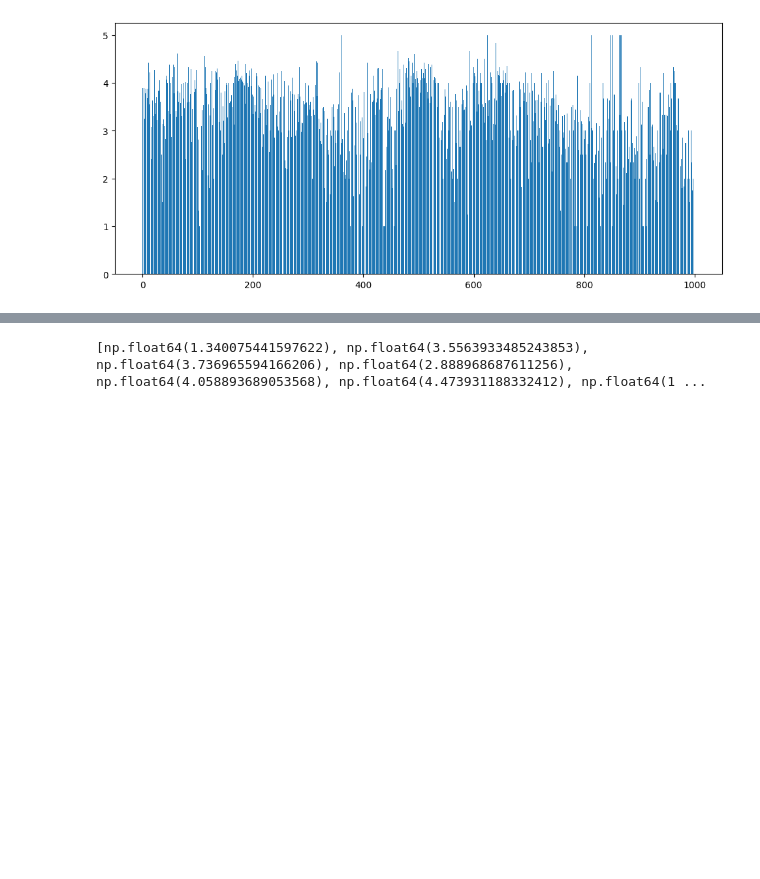
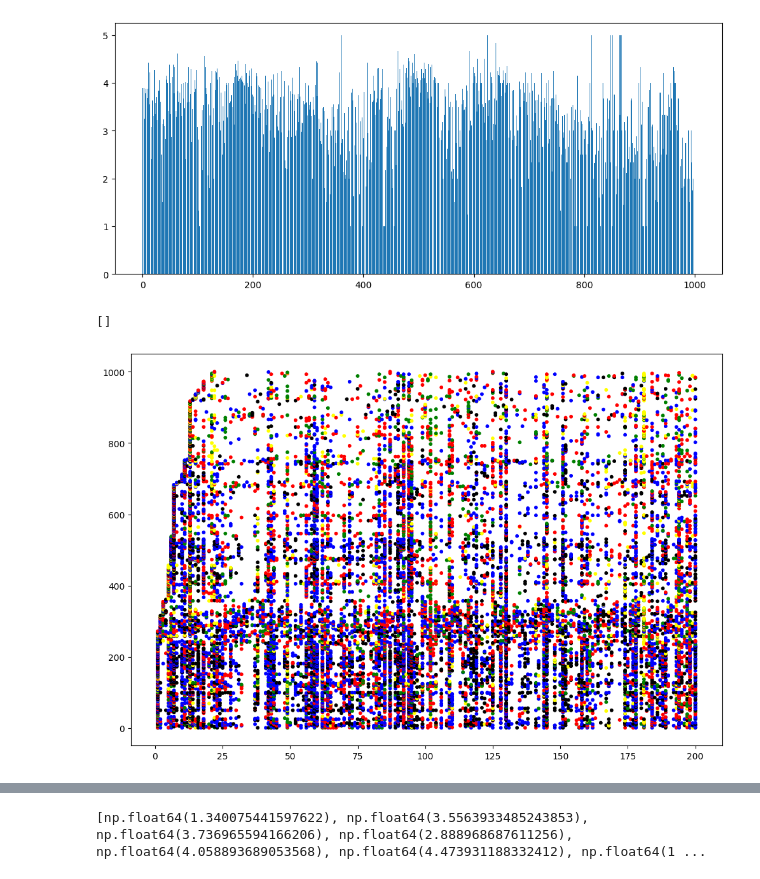
Before and after one commit to rileywong311/CSEN-169-Projects, a Jupyter notebook: recommendations/analytics.ipynb, the cells around one changed output, grey strips where cells are left out. Cells and saved outputs as stored; diff of their text form; code cells hidden in the pictures; blank space fills up the shorter version.

```diff
--- a/recommendations/analytics.ipynb
+++ b/recommendations/analytics.ipynb
@@ -25,3 +25,19 @@ plt.plot()
 # %% [output]
 []
 [figure]
+# %%
+data = get_data_dict('train.txt')
+
+colors = ["yellow", "green", "red", "blue", "black"]
+
+plt.figure(figsize=(12, 8))
+for user in data:
+  x = [user] * len(data[user])
+  y = list(data[user].keys())
+  assert len(x) == len(y)
+  mycolors = [colors[data[user][movie] - 1] for movie in y]
+  plt.scatter(x, y, s=10, c=mycolors)
+plt.plot()
+# %% [output]
+[]
+[figure, added]
```
Also changed, not shown: parts of 19 cells of this notebook, 4 other files.
